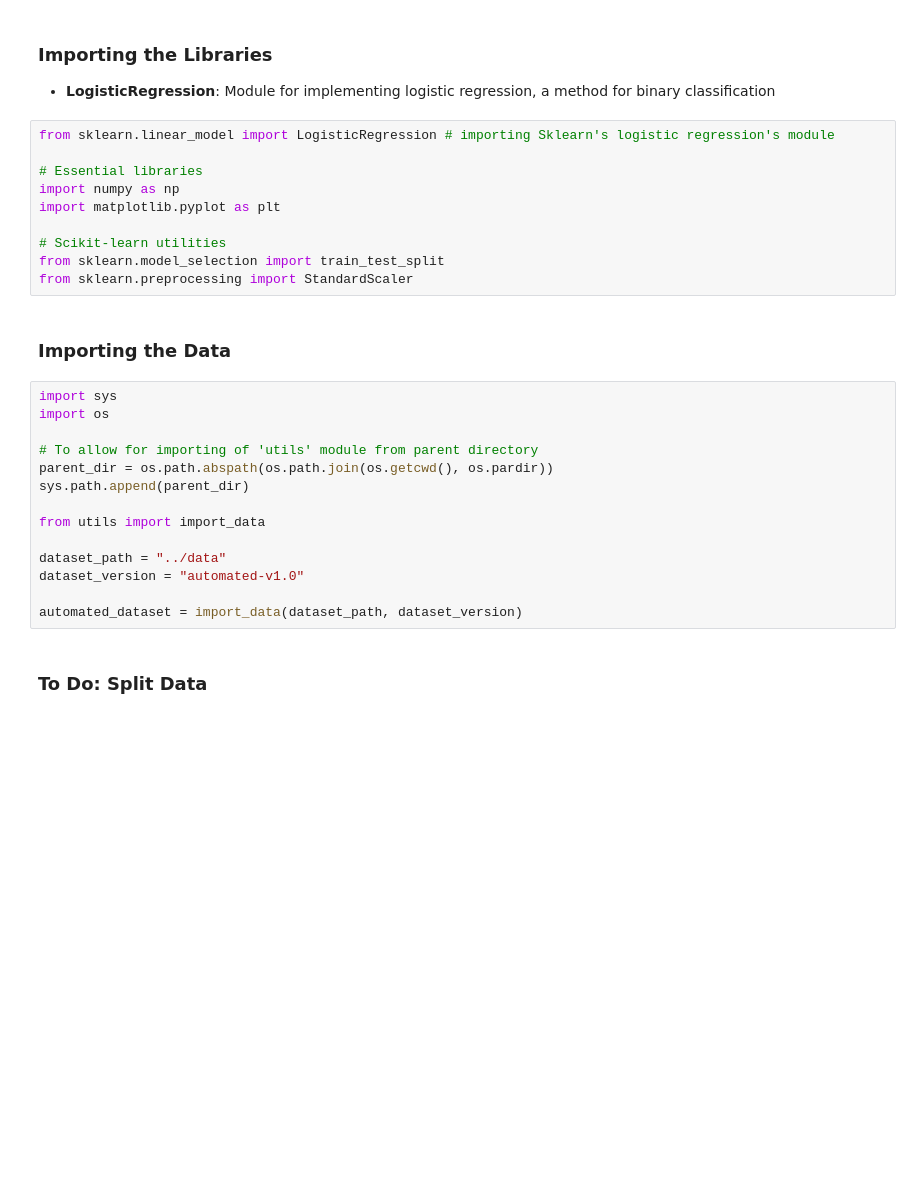
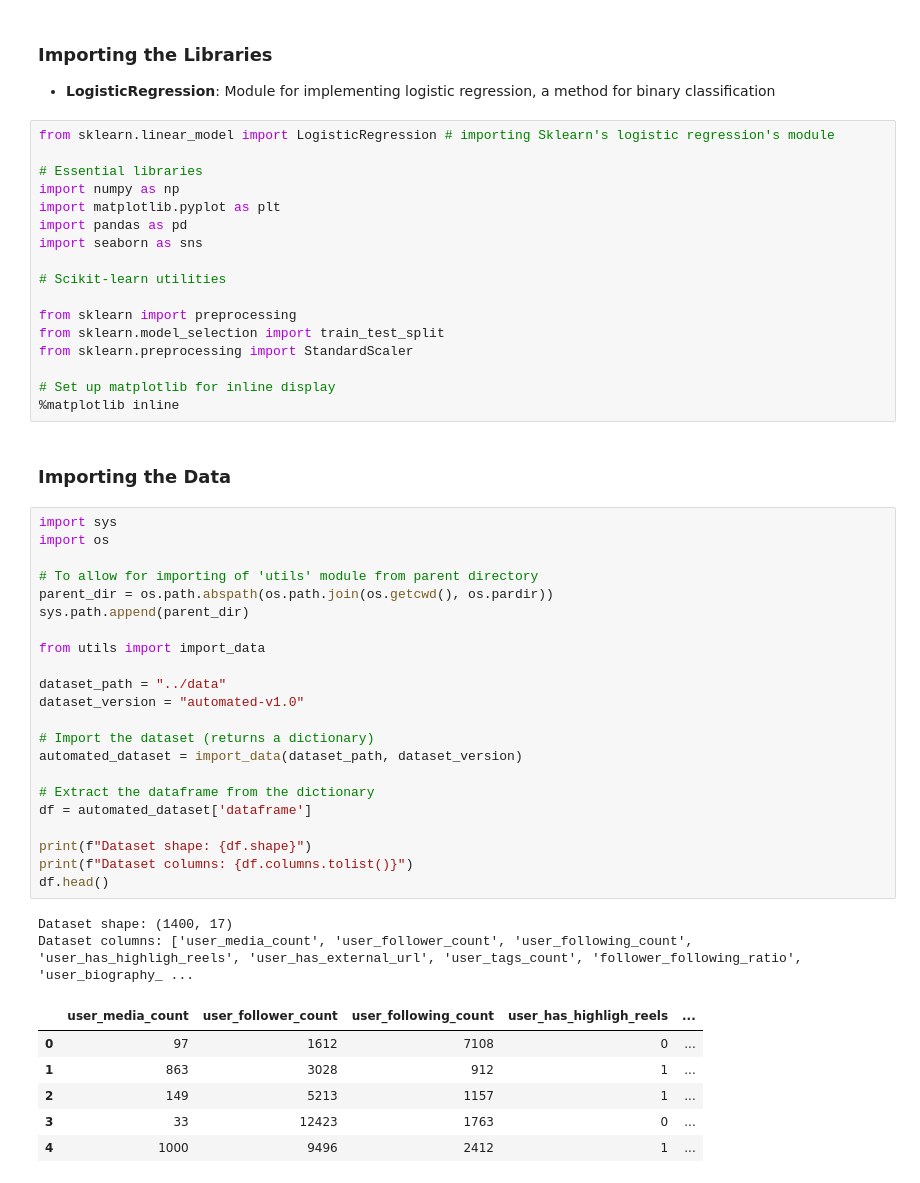
Before and after one commit to cjin0711/final-project, a Jupyter notebook: models/Logistic.ipynb, the cells around one changed output. Saved outputs shown, nothing was run; the diff lists cells and outputs as text; blank space fills up the shorter version.

```diff
--- a/models/Logistic.ipynb
+++ b/models/Logistic.ipynb
@@ -11,25 +11,47 @@ from sklearn.linear_model import LogisticRegression # importing Sklearn's logist
 # Essential libraries
 import numpy as np
 import matplotlib.pyplot as plt
+import pandas as pd
+import seaborn as sns
 
 # Scikit-learn utilities
+
+from sklearn import preprocessing
 from sklearn.model_selection import train_test_split
 from sklearn.preprocessing import StandardScaler
+
+# Set up matplotlib for inline display
+%matplotlib inline
 # %% [markdown]
 ### Importing the Data
 # %%
 import sys
 import os
 
 # To allow for importing of 'utils' module from parent directory
 parent_dir = os.path.abspath(os.path.join(os.getcwd(), os.pardir))
 sys.path.append(parent_dir)
 
 from utils import import_data
 
 dataset_path = "../data"
 dataset_version = "automated-v1.0"
 
+# Import the dataset (returns a dictionary)
 automated_dataset = import_data(dataset_path, dataset_version)
+
+# Extract the dataframe from the dictionary
+df = automated_dataset['dataframe']
+
+print(f"Dataset shape: {df.shape}")
+print(f"Dataset columns: {df.columns.tolist()}")
+df.head()
+# %% [output]
+Dataset shape: (1400, 17)
+Dataset columns: ['user_media_count', 'user_follower_count', 'user_following_count', 'user_has_highligh_reels', 'user_has_external_url', 'user_tags_count', 'follower_following_ratio', 'user_biography_ ...
+|  | user_media_count | user_follower_count | user_following_count | user_has_highligh_reels | ... |
+| 0 | 97 | 1612 | 7108 | 0 | ... |
+| 1 | 863 | 3028 | 912 | 1 | ... |
+| 2 | 149 | 5213 | 1157 | 1 | ... |
+| 3 | 33 | 12423 | 1763 | 0 | ... |
+| 4 | 1000 | 9496 | 2412 | 1 | ... |
-# %% [markdown]
-### To Do: Split Data
```
Also changed, not shown: parts of 8 cells of this notebook.
